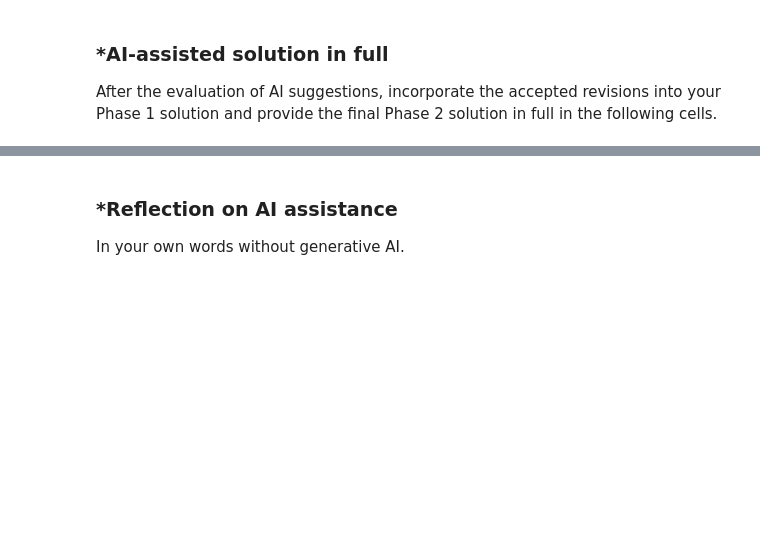
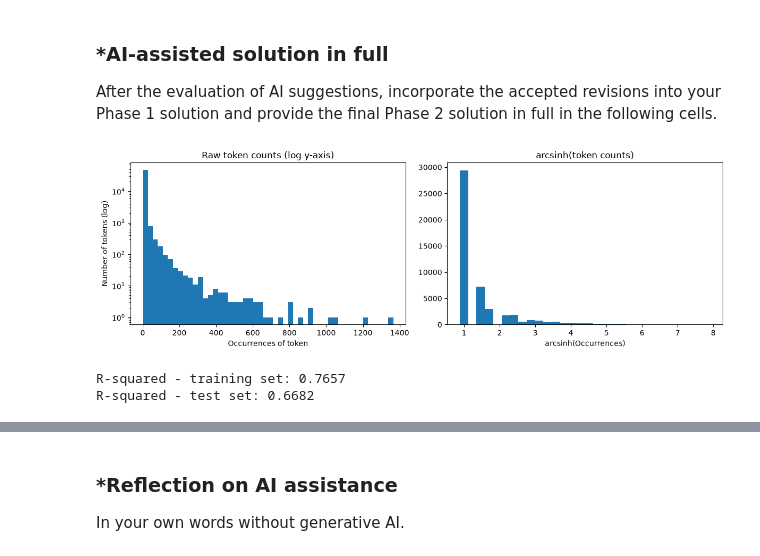
Before and after one commit to 9-uh/A05-pca, a Jupyter notebook: notebook.ipynb, the cells around one changed output, grey strips where cells are left out. Drawn from its saved outputs; the diff is of its cells as text; code cells hidden in the pictures; blank space fills up the shorter version.

```diff
--- a/notebook.ipynb
+++ b/notebook.ipynb
@@ -253,0 +360,23 @@ After the evaluation of AI suggestions, incorporate the accepted revisions into
+# %%
+# Q1
+import matplotlib.pyplot as plt
+import numpy as np
+
+token_counts = list(token_count.values()) # selecting only the values and then making that into a list
+
+
+fig, axes = plt.subplots(1, 2, figsize=(12, 4))
+axes[0].hist(token_counts, bins=50)
+axes[0].set_yscale('log')
+axes[0].set_title('Raw token counts (log y-axis)')
+axes[0].set_xlabel('Occurrences of token')
+axes[0].set_ylabel('Number of tokens (log)')
+
+axes[1].hist(np.arcsinh(token_counts), bins=30)
+axes[1].set_title('arcsinh(token counts)')
+axes[1].set_xlabel('arcsinh(Occurrences)')
+plt.tight_layout(); plt.show()
+
+# This histogram shows that the distribution is extremely right-skewed and heavy-tailed (Zipf-like). There are 48,691 unique tokens across about 277k total, and about 60% appear only once. The median token appears once, while the most common (“new”) appears 1,365 times. A few tokens account for a large share of all occurrences, and most tokens are rare.
+# %% [output]
+[figure, added]
@@ -253,0 +393,13 @@ After the evaluation of AI suggestions, incorporate the accepted revisions into
+# %%
+# regression of y - what is R^2 on the test set and training set
+from sklearn.linear_model import LinearRegression
+sk_fit = LinearRegression().fit(x_train, y_train)
+
+print("R-squared - training set:", round(sk_fit.score(x_train, y_train), 4))
+print("R-squared - test set:", round(sk_fit.score(x_valid, y_valid), 4))
+
+# Train R^2 = 0.7657, test R^2 = 0.6682. The ~0.10 gap shows the model is overfitting:
+# 2,711 features vs ~14.9k training emails, so it fits some noise in the training set.
+# %% [output]
+R-squared - training set: 0.7657
+R-squared - test set: 0.6682
```
Also changed, not shown: parts of 15 cells of this notebook.
